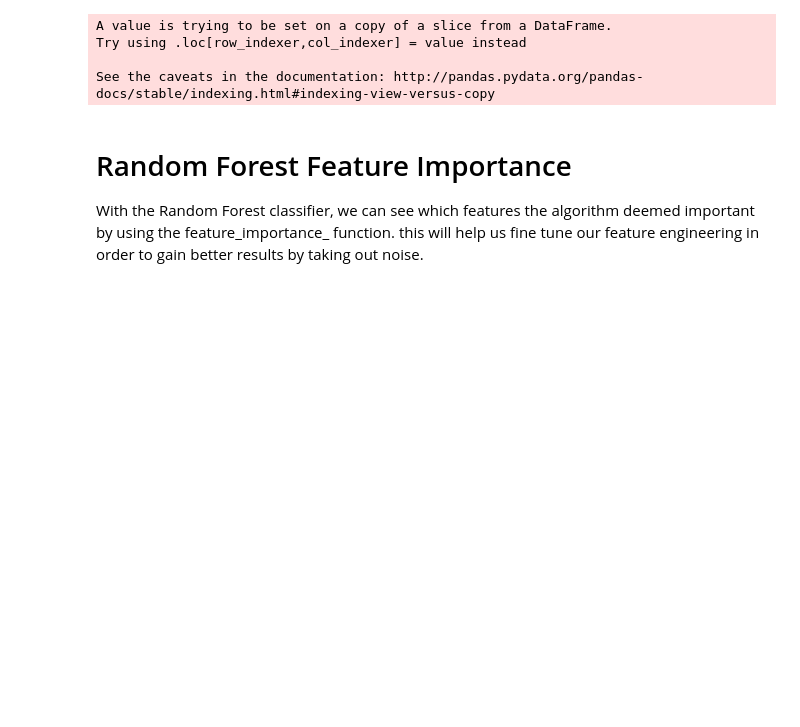
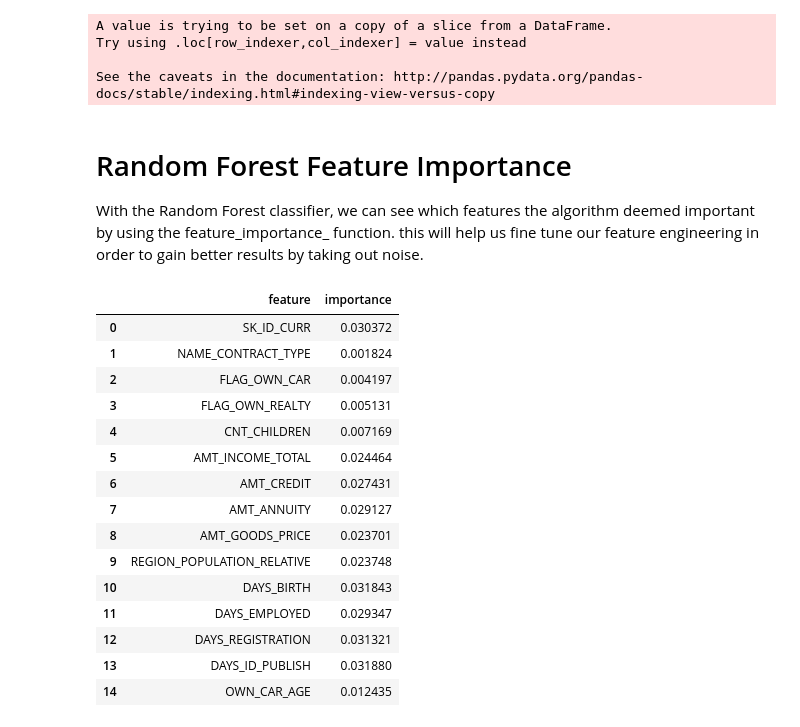
Before and after one commit to RitterGustave-TR/Bank-Risk-Analysis, a Jupyter notebook: training/Exploratory_data_analysis.ipynb, the cells around one changed output. Cells and saved outputs as stored; diff of their text form; code cells hidden in the pictures; blank space fills up the shorter version.

```diff
--- a/training/Exploratory_data_analysis.ipynb
+++ b/training/Exploratory_data_analysis.ipynb
@@ -641,3 +654,23 @@ See the caveats in the documentation: http://pandas.pydata.org/pandas-docs/stabl
 # Random Forest Feature Importance
 
 With the Random Forest classifier, we can see which features the algorithm deemed important by using the feature_importance_ function. this will help us fine tune our feature engineering in order to gain better results by taking out noise.
+# %%
+feature_importances.head(15)
+feature_importances.tail(15)
+# %% [output]
+|  | feature | importance |
+| 0 | SK_ID_CURR | 0.030372 |
+| 1 | NAME_CONTRACT_TYPE | 0.001824 |
+| 2 | FLAG_OWN_CAR | 0.004197 |
+| 3 | FLAG_OWN_REALTY | 0.005131 |
+| 4 | CNT_CHILDREN | 0.007169 |
+| 5 | AMT_INCOME_TOTAL | 0.024464 |
+| 6 | AMT_CREDIT | 0.027431 |
+| 7 | AMT_ANNUITY | 0.029127 |
+| 8 | AMT_GOODS_PRICE | 0.023701 |
+| 9 | REGION_POPULATION_RELATIVE | 0.023748 |
+| 10 | DAYS_BIRTH | 0.031843 |
+| 11 | DAYS_EMPLOYED | 0.029347 |
+| 12 | DAYS_REGISTRATION | 0.031321 |
+| 13 | DAYS_ID_PUBLISH | 0.031880 |
+| 14 | OWN_CAR_AGE | 0.012435 |
```
Also changed, not shown: parts of 21 cells of this notebook, 5 other files.
